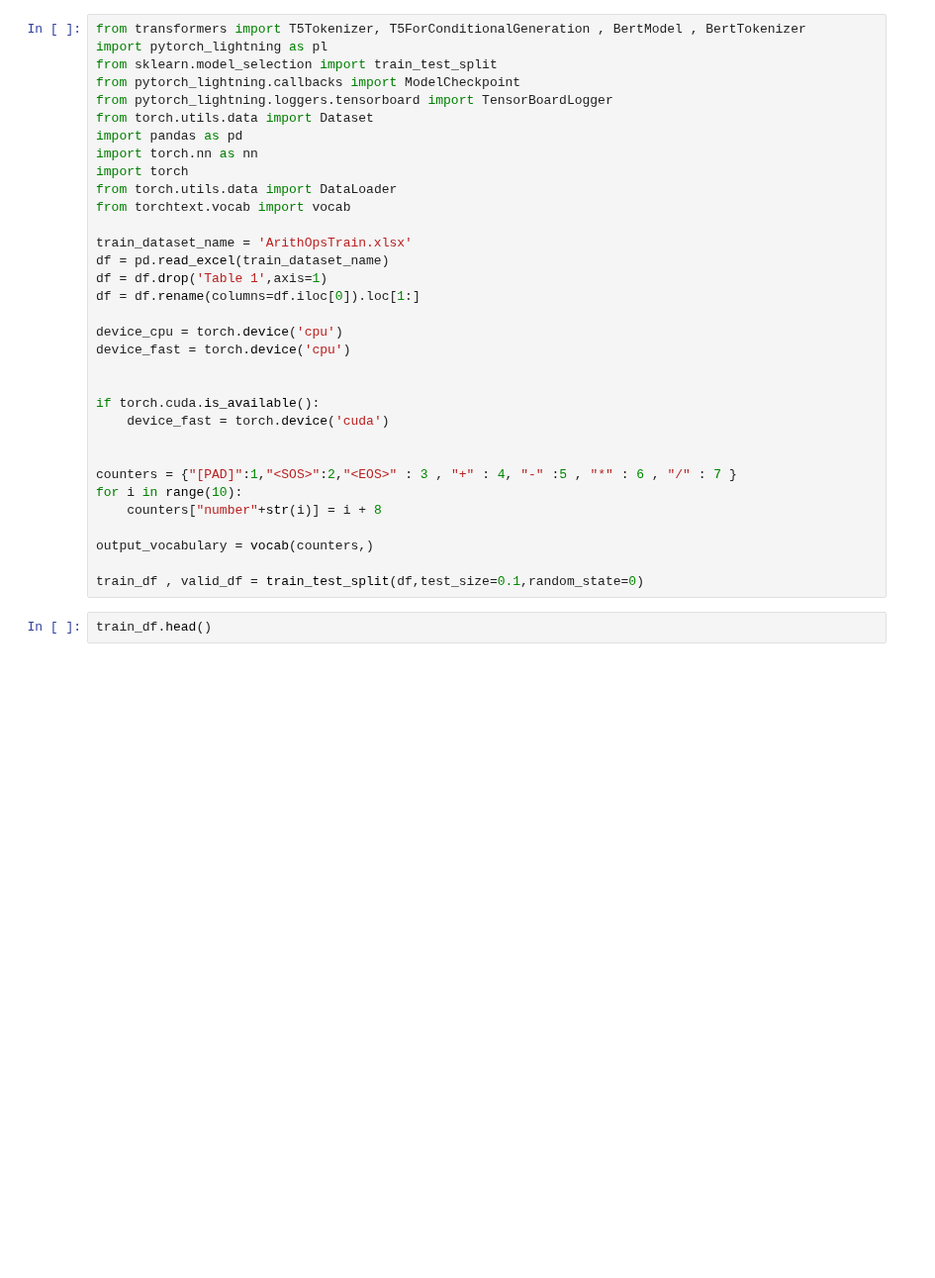
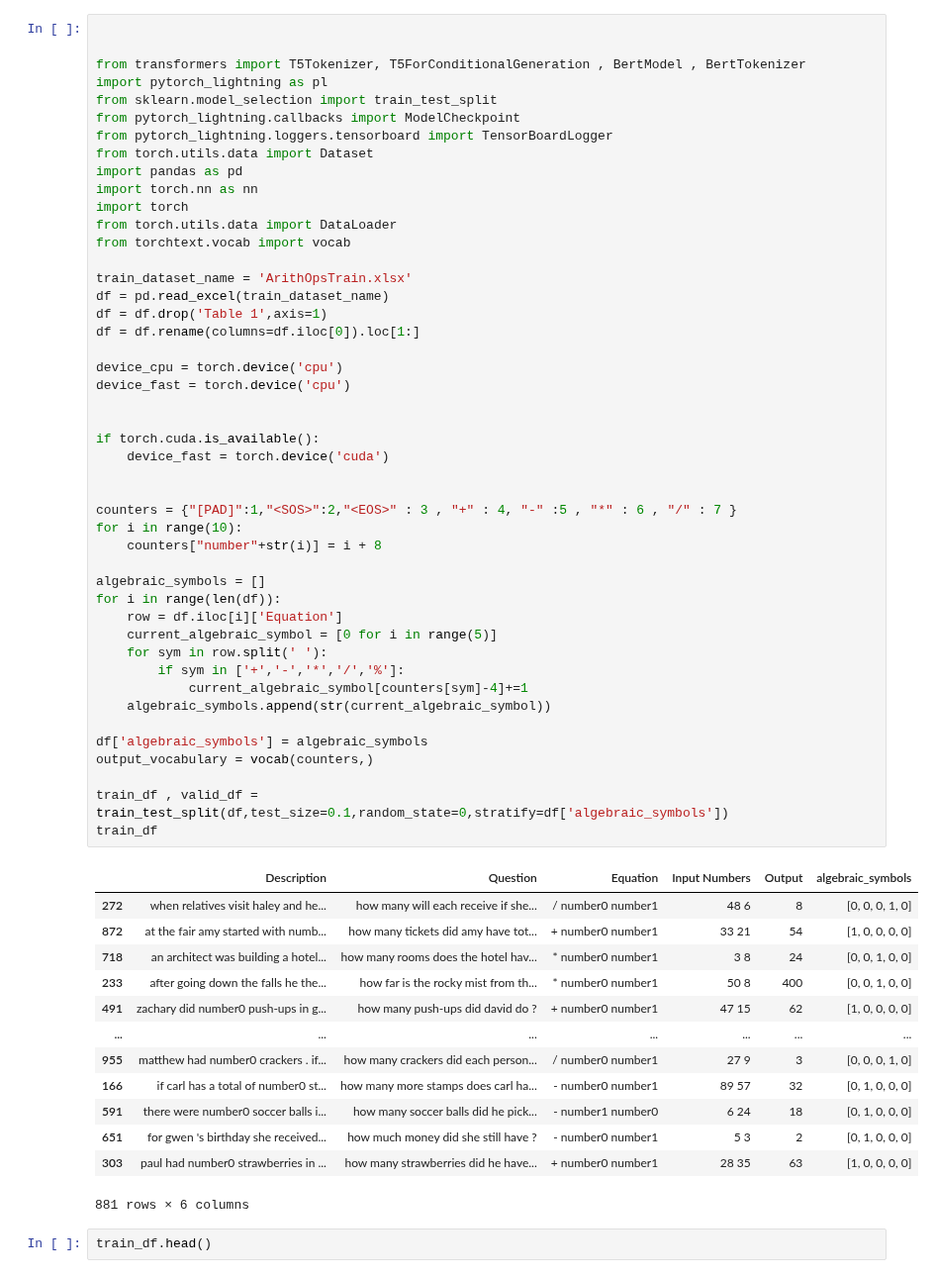
Before and after one commit to JACOBIN-SCTCS/Deep_Learning_For_NLP_IISC, a Jupyter notebook: Assignment5/partb/solution_scratch.ipynb, the cells around one changed output. Shown at 99% size. Cells and saved outputs as stored; diff of their text form; blank space fills up the shorter version.

```diff
--- a/Assignment5/partb/solution_scratch.ipynb
+++ b/Assignment5/partb/solution_scratch.ipynb
@@ -1,36 +1,63 @@
 # %%
+
+
 from transformers import T5Tokenizer, T5ForConditionalGeneration , BertModel , BertTokenizer
 import pytorch_lightning as pl
 from sklearn.model_selection import train_test_split
 from pytorch_lightning.callbacks import ModelCheckpoint
 from pytorch_lightning.loggers.tensorboard import TensorBoardLogger
 from torch.utils.data import Dataset
 import pandas as pd
 import torch.nn as nn
 import torch
 from torch.utils.data import DataLoader
 from torchtext.vocab import vocab
 
 train_dataset_name = 'ArithOpsTrain.xlsx'
 df = pd.read_excel(train_dataset_name)
 df = df.drop('Table 1',axis=1)
 df = df.rename(columns=df.iloc[0]).loc[1:]
 
 device_cpu = torch.device('cpu')
 device_fast = torch.device('cpu')
 
 
 if torch.cuda.is_available():
     device_fast = torch.device('cuda')
 
 
 counters = {"[PAD]":1,"<SOS>":2,"<EOS>" : 3 , "+" : 4, "-" :5 , "*" : 6 , "/" : 7 }
 for i in range(10):
     counters["number"+str(i)] = i + 8
 
+algebraic_symbols = []
+for i in range(len(df)):
+    row = df.iloc[i]['Equation']
+    current_algebraic_symbol = [0 for i in range(5)]
+    for sym in row.split(' '):
+        if sym in ['+','-','*','/','%']:
+            current_algebraic_symbol[counters[sym]-4]+=1
+    algebraic_symbols.append(str(current_algebraic_symbol))
+
+df['algebraic_symbols'] = algebraic_symbols
 output_vocabulary = vocab(counters,)
 
-train_df , valid_df = train_test_split(df,test_size=0.1,random_state=0)
+train_df , valid_df = train_test_split(df,test_size=0.1,random_state=0,stratify=df['algebraic_symbols'])
+train_df
+# %% [output]
+|  | Description | Question | Equation | Input Numbers | Output | algebraic_symbols |
+| 272 | when relatives visit haley and he... | how many will each receive if she... | / number0 number1 | 48 6 | 8 | [0, 0, 0, 1, 0] |
+| 872 | at the fair amy started with numb... | how many tickets did amy have tot... | + number0 number1 | 33 21 | 54 | [1, 0, 0, 0, 0] |
+| 718 | an architect was building a hotel... | how many rooms does the hotel hav... | * number0 number1 | 3 8 | 24 | [0, 0, 1, 0, 0] |
+| 233 | after going down the falls he the... | how far is the rocky mist from th... | * number0 number1 | 50 8 | 400 | [0, 0, 1, 0, 0] |
+| 491 | zachary did number0 push-ups in g... | how many push-ups did david do ? | + number0 number1 | 47 15 | 62 | [1, 0, 0, 0, 0] |
+| ... | ... | ... | ... | ... | ... | ... |
+| 955 | matthew had number0 crackers . if... | how many crackers did each person... | / number0 number1 | 27 9 | 3 | [0, 0, 0, 1, 0] |
+| 166 | if carl has a total of number0 st... | how many more stamps does carl ha... | - number0 number1 | 89 57 | 32 | [0, 1, 0, 0, 0] |
+| 591 | there were number0 soccer balls i... | how many soccer balls did he pick... | - number1 number0 | 6 24 | 18 | [0, 1, 0, 0, 0] |
+| 651 | for gwen 's birthday she received... | how much money did she still have ? | - number0 number1 | 5 3 | 2 | [0, 1, 0, 0, 0] |
+| 303 | paul had number0 strawberries in ... | how many strawberries did he have... | + number0 number1 | 28 35 | 63 | [1, 0, 0, 0, 0] |
+881 rows × 6 columns
 # %%
 train_df.head()
 # %% [output]
```
Also changed, not shown: 2 other files.
